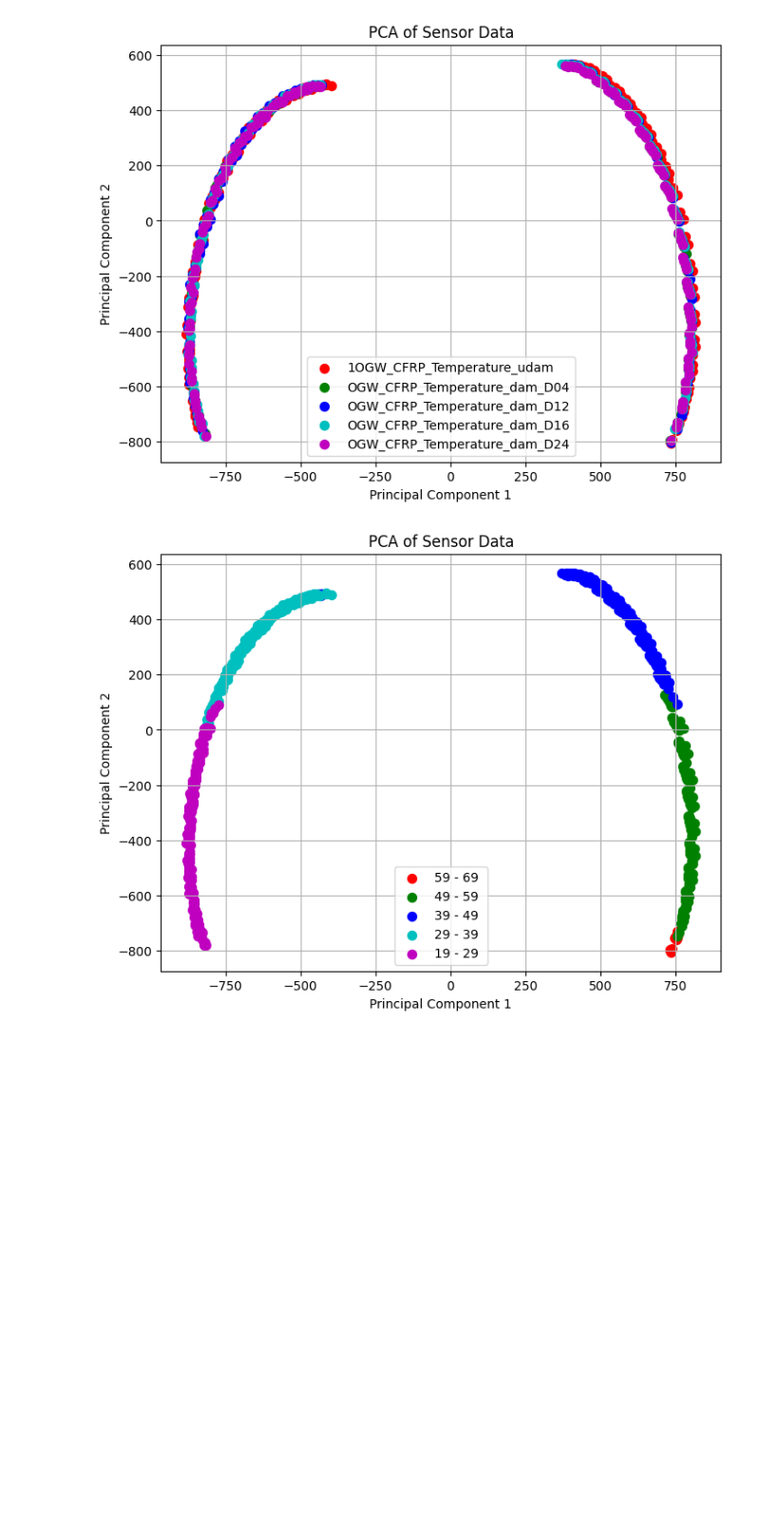
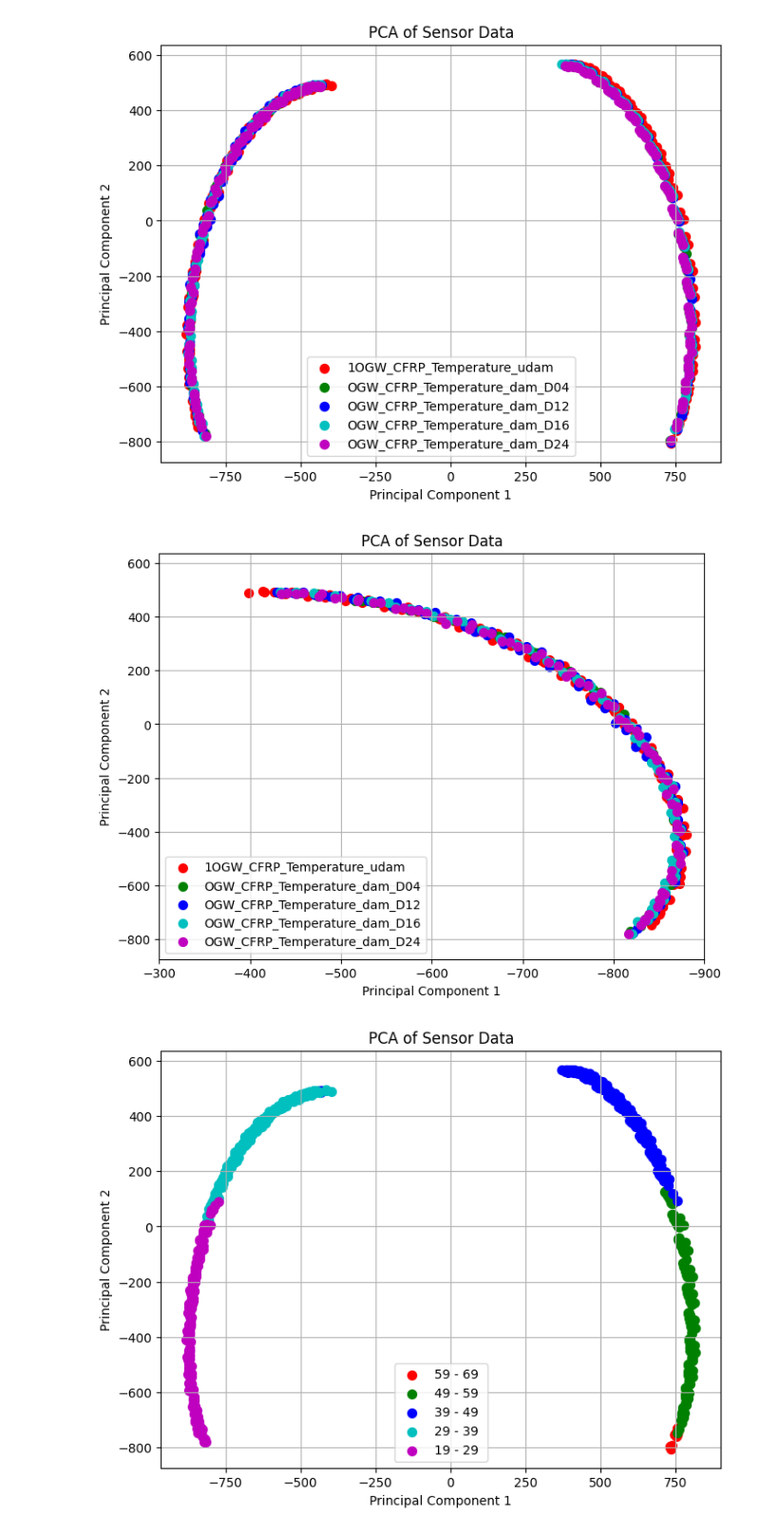
Before and after one commit to Deathound6/SDAI_Project, a Jupyter notebook: SDAI Project.ipynb, the cells around one changed output. Shown at 95% size. Drawn from its saved outputs; the diff is of its cells as text; code cells hidden in the pictures; blank space fills up the shorter version.

```diff
--- a/SDAI Project.ipynb
+++ b/SDAI Project.ipynb
@@ -104,5 +89,25 @@ plt.show()
 # %% [output]
 [figure]
+# %%
+pca_df['target'] = speices[start:]
+plt.figure(figsize=(8, 6))
+targets = pca_df['target'].unique()
+colors = ['r', 'g', 'b', 'c', 'm', 'y']
+for target, color in zip(targets, colors):
+    indicesToKeep = pca_df['target'] == target
+    plt.scatter(pca_df.loc[indicesToKeep, 'Principal Component 1'],
+                pca_df.loc[indicesToKeep, 'Principal Component 2'],
+                c=color,
+                s=50)
+plt.legend(targets)
+plt.title('PCA of Sensor Data')
+plt.xlabel('Principal Component 1')
+plt.ylabel('Principal Component 2')
+plt.grid()
+plt.xlim(-300,-900)
+plt.show()
+# %% [output]
+[figure, added]
 # %%
 #data processing
 #optimal baseline selection (OBS) and baseline signal stretch (BSS)
```
Also changed, not shown: parts of 1 cell of this notebook.
